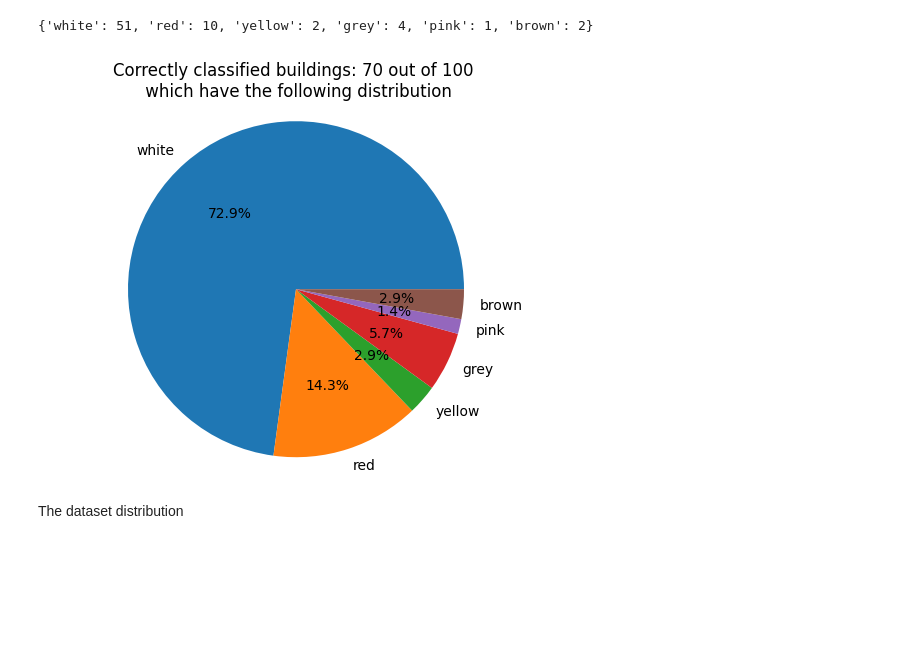
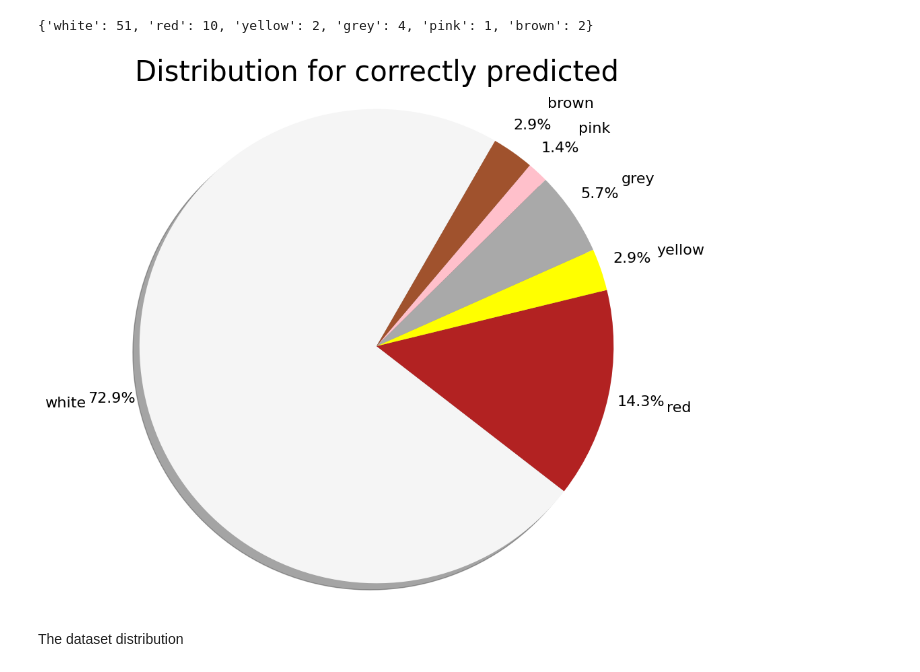
Before and after one commit to Kystverket/summer23ai-building-colors, a Jupyter notebook: yolo_implementation/load_json.ipynb, the cells around one changed output. Saved outputs shown, nothing was run; the diff lists cells and outputs as text; code cells hidden in the pictures; blank space fills up the shorter version.

```diff
--- a/yolo_implementation/load_json.ipynb
+++ b/yolo_implementation/load_json.ipynb
@@ -42,8 +40,9 @@ test = json.load(file)
 print(test)
 # %% [output]
 [['Korsvika15B', 'white'], ['Hessavegen65L', 'red'], ['HelligOlavsgate62B', 'white'], ['Stavnesvegen109', 'white'], ['Harhauggata25C', 'white'], ['Stavnesvegen8', 'white'], ['HelligOlavsgate70', 'whit ...
-# %%
-CheckList = []
-for index, elem in enumerate(test):
-    CheckList.append(input(f"{index}, {elem[0]} is it a {elem[1]}?"))
+# %%
+# CheckList = []
+# for index, elem in enumerate(test):
+#     CheckList.append(input(f"{index}, {elem[0]} is it a {elem[1]}?"))
+CheckList = ['1', '1', '1', '1', '1', '1', '1', '0', '1', '1', '0', '1', '1', '1', '1', '1', '0', '1', '1', '1', '1', '1', '0', '1', '1', '1', '0', '1', '1', '1', '0', '1', '1', '0', '0', '1', '1', '1', '1', '1', '1', '0', '1', '1', '0', '1', '0', '1', '1', '0', '1', '1', '1', '0', '1', '1', '1', '1', '0', '1', '1', '1', '0', '0', '0', '1', '0', '1', '0', '1', '1', '0', '1', '1', '0', '0', '1', '1', '0', '1', '0', '1', '1', '1', '1', '1', '0', '1', '1', '1', '0', '1', '1', '0', '1', '1', '0', '0', '1', '0']
 # %%
@@ -76,19 +75,21 @@ print(distribution)
 # %%
 # pie chart
 labels = []
 sizes = []
 
 for x, y in distribution.items():
     labels.append(x)
     sizes.append(y)
-
+colors = ['whitesmoke', 'firebrick', 'yellow', 'darkgrey', 'pink', 'sienna', 'green', 'white', 'grey', 'dimgray',  'royalblue']
 # Plot
-plt.pie(sizes, labels=labels, autopct='%1.1f%%')
-plt.title("Correctly classified buildings: 70 out of 100 \n which have the following distribution")
+fig = plt.figure(figsize=(10,10))
+plt.pie(sizes, labels=labels, autopct='%1.1f%%', pctdistance=1.14, labeldistance=1.25, shadow=True, startangle=60, colors=colors, textprops= {'fontsize': 16})
+plt.title("Distribution for correctly predicted", fontsize=30)
 plt.axis('equal')
 plt.show()
+fig.savefig('correctly_classified.png')
 # %% [output]
-[figure, old version]
+[figure, new version]
 # %% [markdown]
 The dataset distribution
 # %%
```
Also changed, not shown: parts of 6 cells of this notebook, 6 other files.
